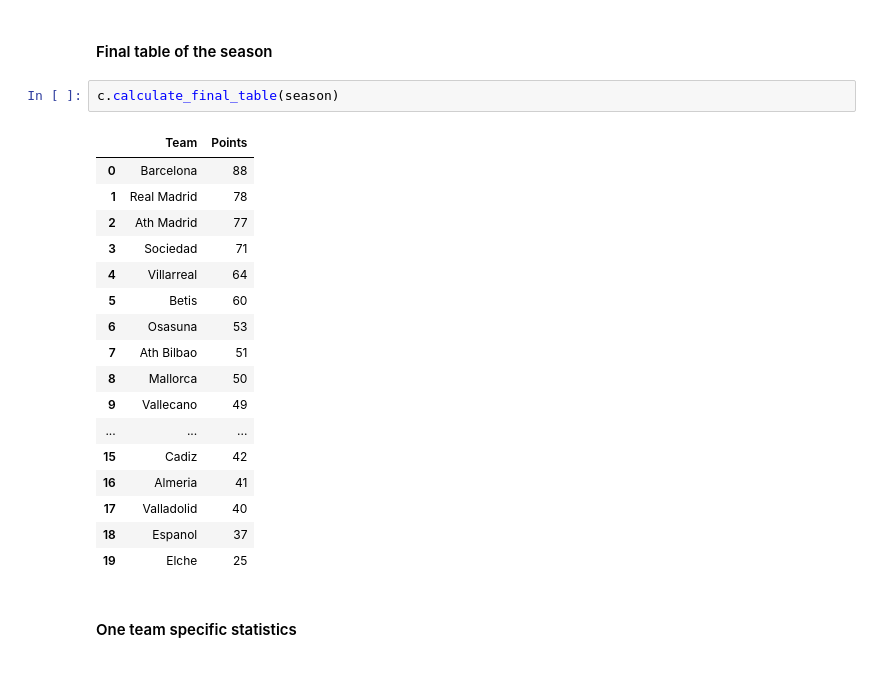
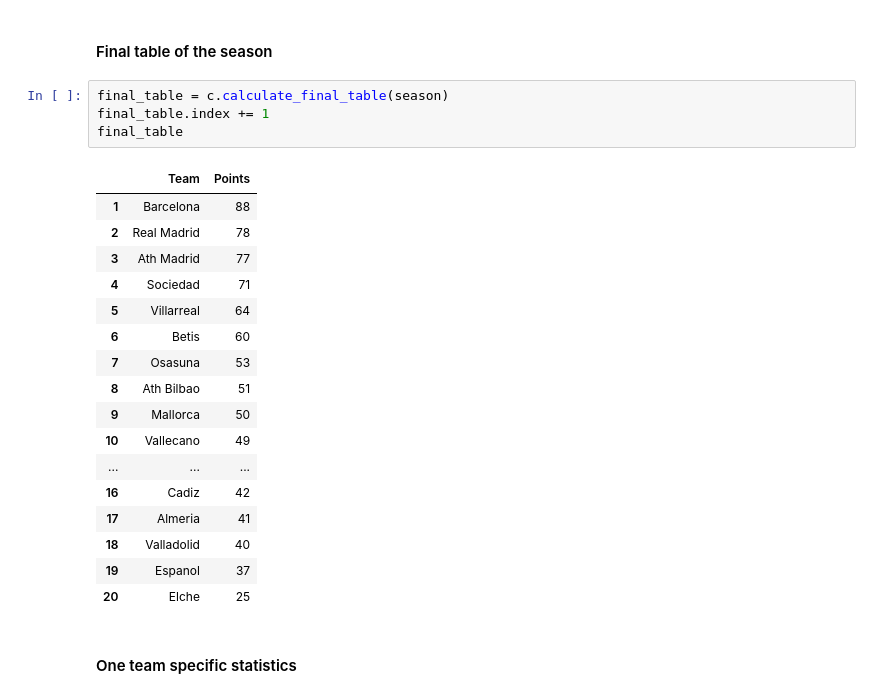
Before and after one commit to LKochan123/Football-fun, a Jupyter notebook: notebooks/statistics.ipynb, the cells around one changed output. Saved outputs shown, nothing was run; the diff lists cells and outputs as text.

```diff
--- a/notebooks/statistics.ipynb
+++ b/notebooks/statistics.ipynb
@@ -294,26 +295,28 @@ team.head()
 5 rows × 22 columns
 # %% [markdown]
 #### Final table of the season
-# %%
-c.calculate_final_table(season)
-# %% [output]
-|  | Team | Points |
-| 0 | Barcelona | 88 |
-| 1 | Real Madrid | 78 |
-| 2 | Ath Madrid | 77 |
-| 3 | Sociedad | 71 |
-| 4 | Villarreal | 64 |
-| 5 | Betis | 60 |
-| 6 | Osasuna | 53 |
-| 7 | Ath Bilbao | 51 |
-| 8 | Mallorca | 50 |
-| 9 | Vallecano | 49 |
-| ... | ... | ... |
-| 15 | Cadiz | 42 |
-| 16 | Almeria | 41 |
-| 17 | Valladolid | 40 |
-| 18 | Espanol | 37 |
-| 19 | Elche | 25 |
+# %%
+final_table = c.calculate_final_table(season)
+final_table.index += 1
+final_table
+# %% [output]
+|  | Team | Points |
+| 1 | Barcelona | 88 |
+| 2 | Real Madrid | 78 |
+| 3 | Ath Madrid | 77 |
+| 4 | Sociedad | 71 |
+| 5 | Villarreal | 64 |
+| 6 | Betis | 60 |
+| 7 | Osasuna | 53 |
+| 8 | Ath Bilbao | 51 |
+| 9 | Mallorca | 50 |
+| 10 | Vallecano | 49 |
+| ... | ... | ... |
+| 16 | Cadiz | 42 |
+| 17 | Almeria | 41 |
+| 18 | Valladolid | 40 |
+| 19 | Espanol | 37 |
+| 20 | Elche | 25 |
 # %% [markdown]
 #### One team specific statistics
 # %%
```
Also changed, not shown: parts of 5 cells of this notebook, 3 other files.
